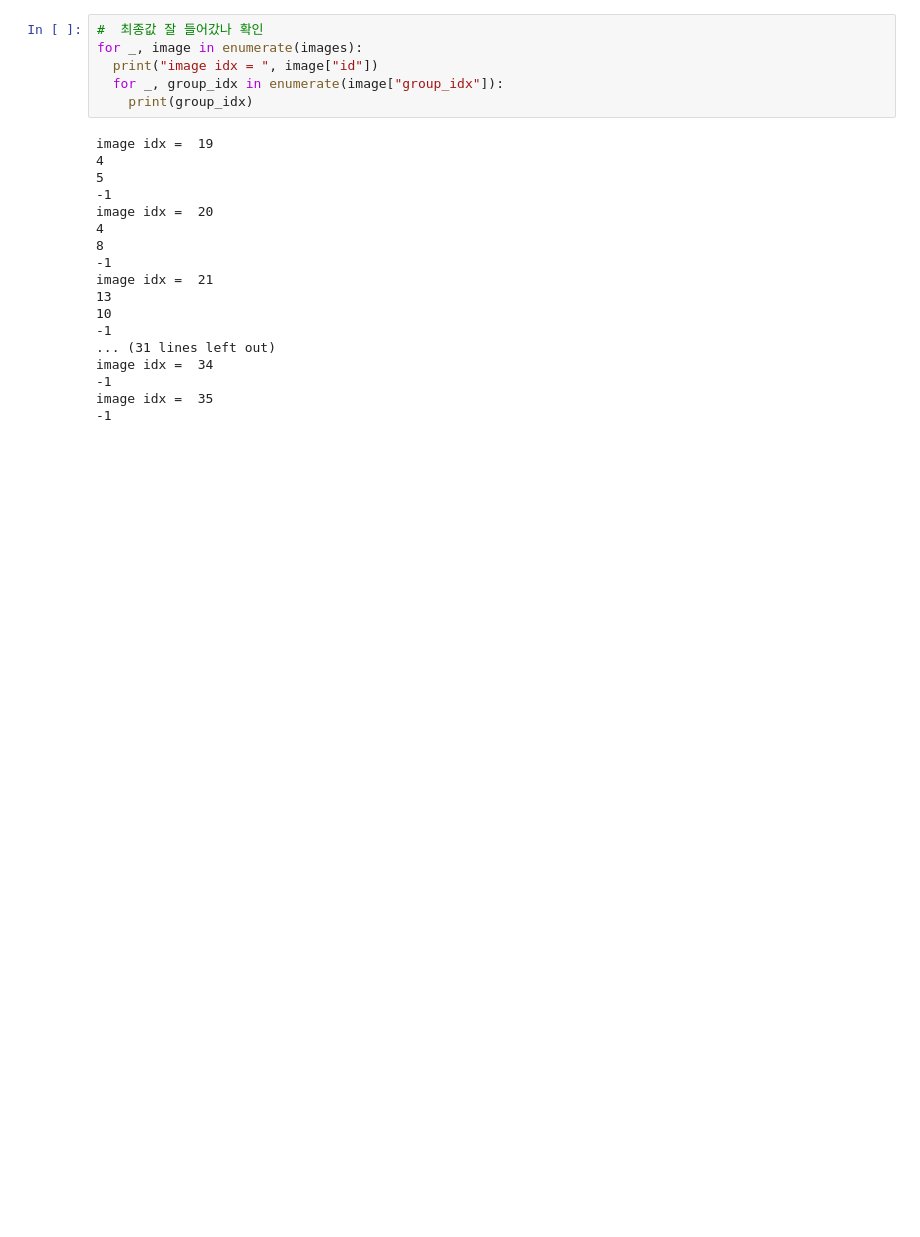
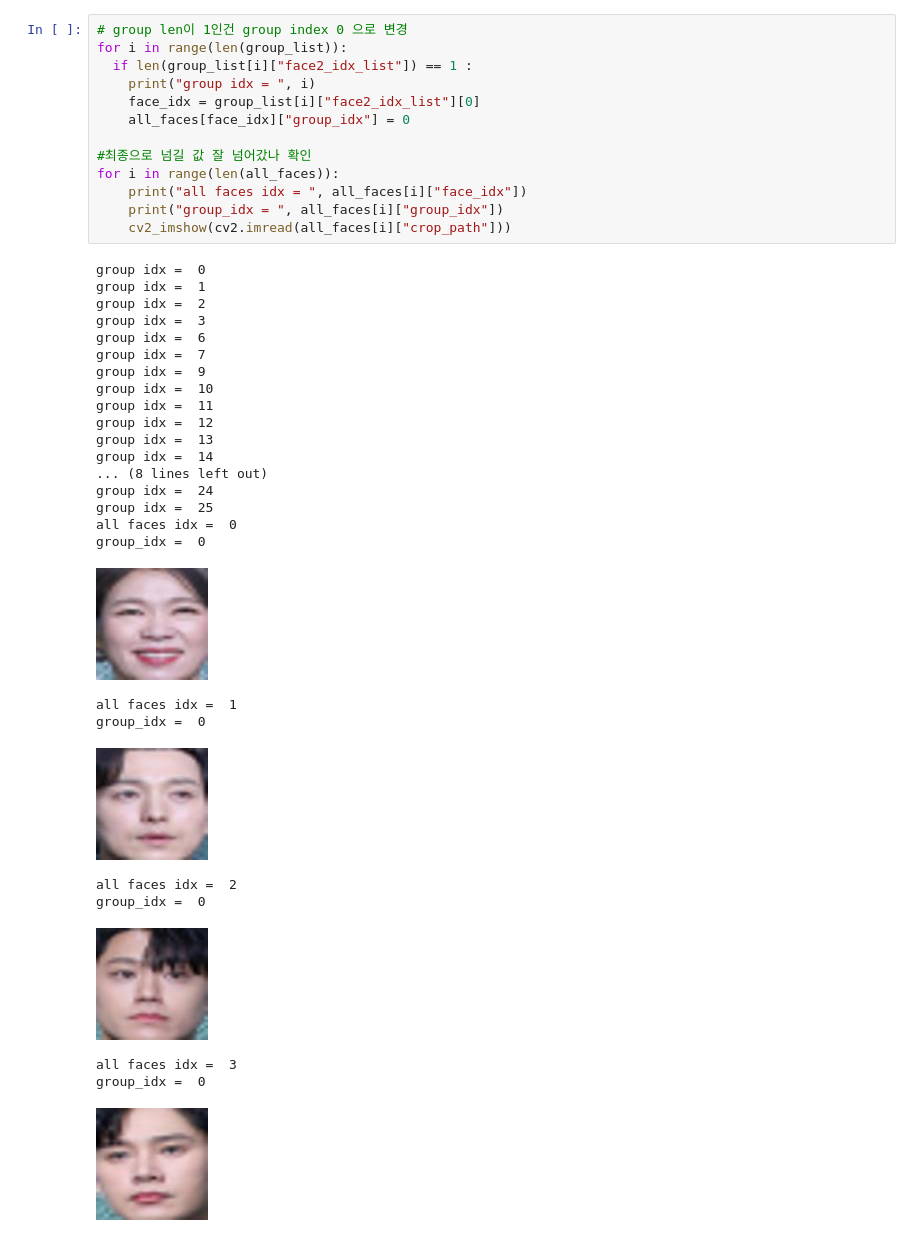
Before and after one commit to JeongHyoYeon/Capstone-CV-FaceRecognition, a Jupyter notebook: FaceRecognition_URL.ipynb, the cells around one changed output. Saved outputs shown, nothing was run; the diff lists cells and outputs as text; blank space fills up the shorter version.

```diff
--- a/FaceRecognition_URL.ipynb
+++ b/FaceRecognition_URL.ipynb
@@ -513,24 +406,41 @@ group idx =  27
-# %%
-#  최종값 잘 들어갔나 확인
-for _, image in enumerate(images):
-  print("image idx = ", image["id"])
-  for _, group_idx in enumerate(image["group_idx"]):
-    print(group_idx)
-# %% [output]
-image idx =  19
-4
-5
--1
-image idx =  20
-4
-8
--1
-image idx =  21
-13
-10
--1
-... (31 lines left out)
-image idx =  34
--1
-image idx =  35
--1
+# %%
+# group len이 1인건 group index 0 으로 변경
+for i in range(len(group_list)):
+  if len(group_list[i]["face2_idx_list"]) == 1 :
+    print("group idx = ", i)
+    face_idx = group_list[i]["face2_idx_list"][0]
+    all_faces[face_idx]["group_idx"] = 0
+
+#최종으로 넘길 값 잘 넘어갔나 확인
+for i in range(len(all_faces)):
+    print("all faces idx = ", all_faces[i]["face_idx"])
+    print("group_idx = ", all_faces[i]["group_idx"])
+    cv2_imshow(cv2.imread(all_faces[i]["crop_path"]))
+# %% [output]
+group idx =  0
+group idx =  1
+group idx =  2
+group idx =  3
+group idx =  6
+group idx =  7
+group idx =  9
+group idx =  10
+group idx =  11
+group idx =  12
+group idx =  13
+group idx =  14
+... (8 lines left out)
+group idx =  24
+group idx =  25
+all faces idx =  0
+group_idx =  0
+[figure, added]
+all faces idx =  1
+group_idx =  0
+[figure, added]
+all faces idx =  2
+group_idx =  0
+[figure, added]
+all faces idx =  3
+group_idx =  0
+[figure, added]
```
Also changed, not shown: parts of 28 cells of this notebook.
